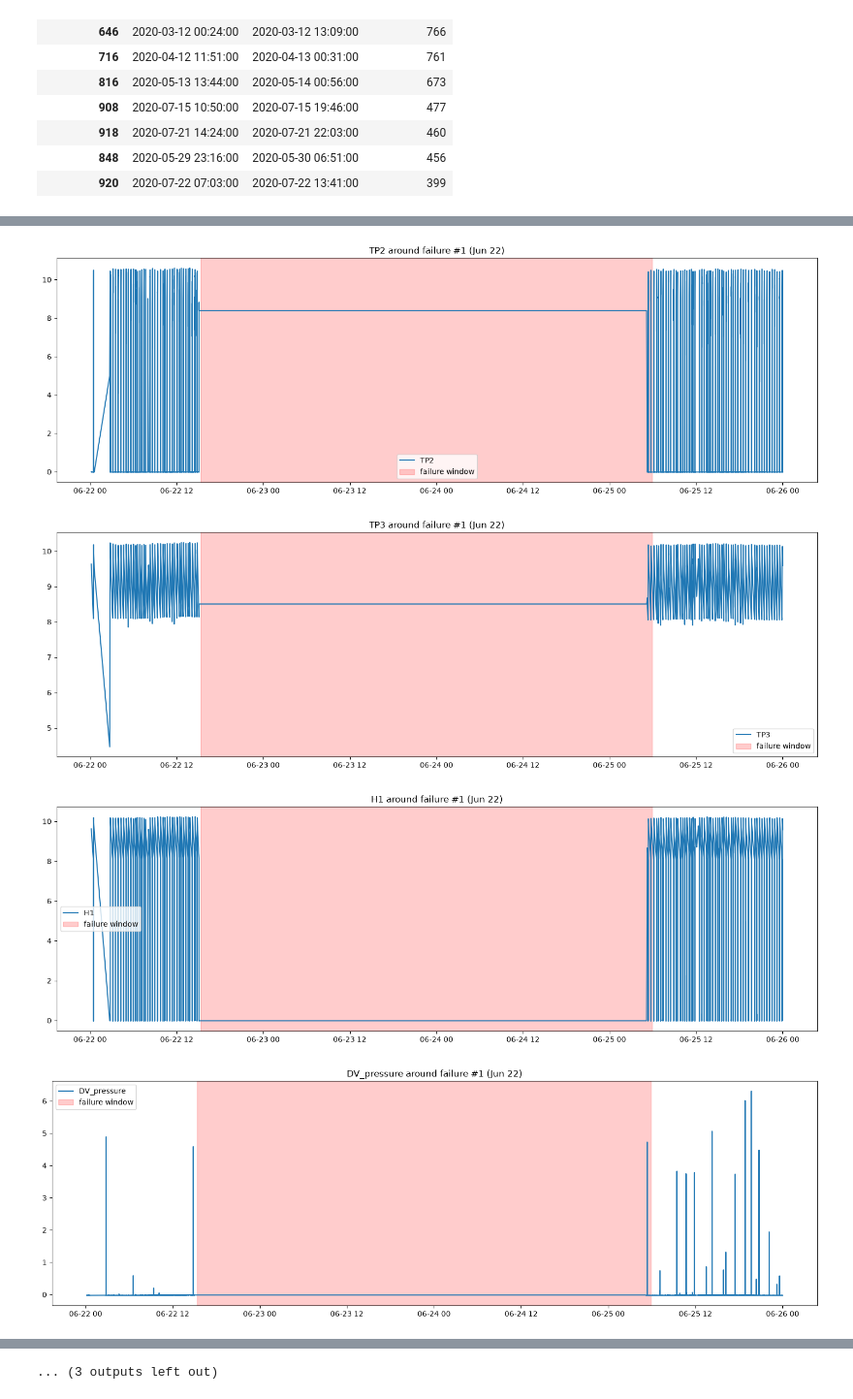
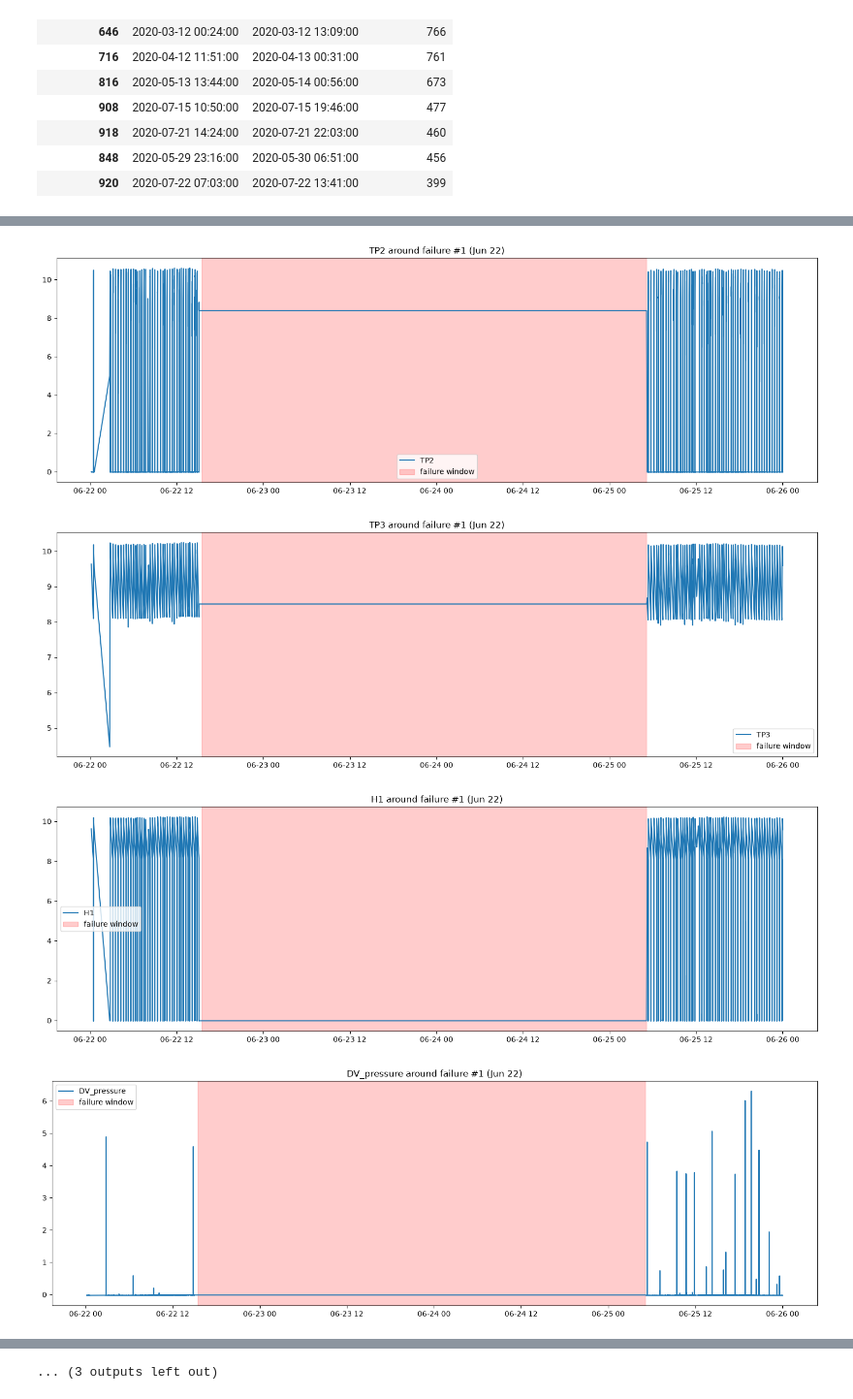
Before and after one commit to lugesy/metropt3-predictive-maintenance, a Jupyter notebook: 01_eda_metropt3.ipynb, the cells around one changed output, grey strips where cells are left out. Shown at 97% size. Saved outputs shown, nothing was run; the diff lists cells and outputs as text; code cells hidden in the pictures.

```diff
--- a/01_eda_metropt3.ipynb
+++ b/01_eda_metropt3.ipynb
@@ -444,20 +441,20 @@ df_resampled_filtered.head()
 # %%
 df_temp = df.loc['2020-06-22':'2020-06-25']
 
-failure_start = pd.Timestamp('2020-06-22 15:21:00')
-failure_end = pd.Timestamp('2020-06-25 05:53:00')
+failure_start = pd.Timestamp('2020-06-22 15:28:00')
+failure_end = pd.Timestamp('2020-06-25 05:08:00')
 
 for col in df_temp.columns:
     if col != 'timestamp':
         plt.figure(figsize=(15, 5))
         plt.plot(df_temp.index, df_temp[col], label=col)
         plt.axvspan(failure_start, failure_end, color='red', alpha=0.2, label='failure window')
         plt.title(f'{col} around failure #1 (Jun 22)')
         plt.legend()
         plt.tight_layout()
         plt.show()
 # %% [output]
 [figure]
-[figure, old version]
+[figure, new version]
 [figure]
-[figure, old version]
+[figure, new version]
```
Also changed, not shown: parts of 38 cells of this notebook.
